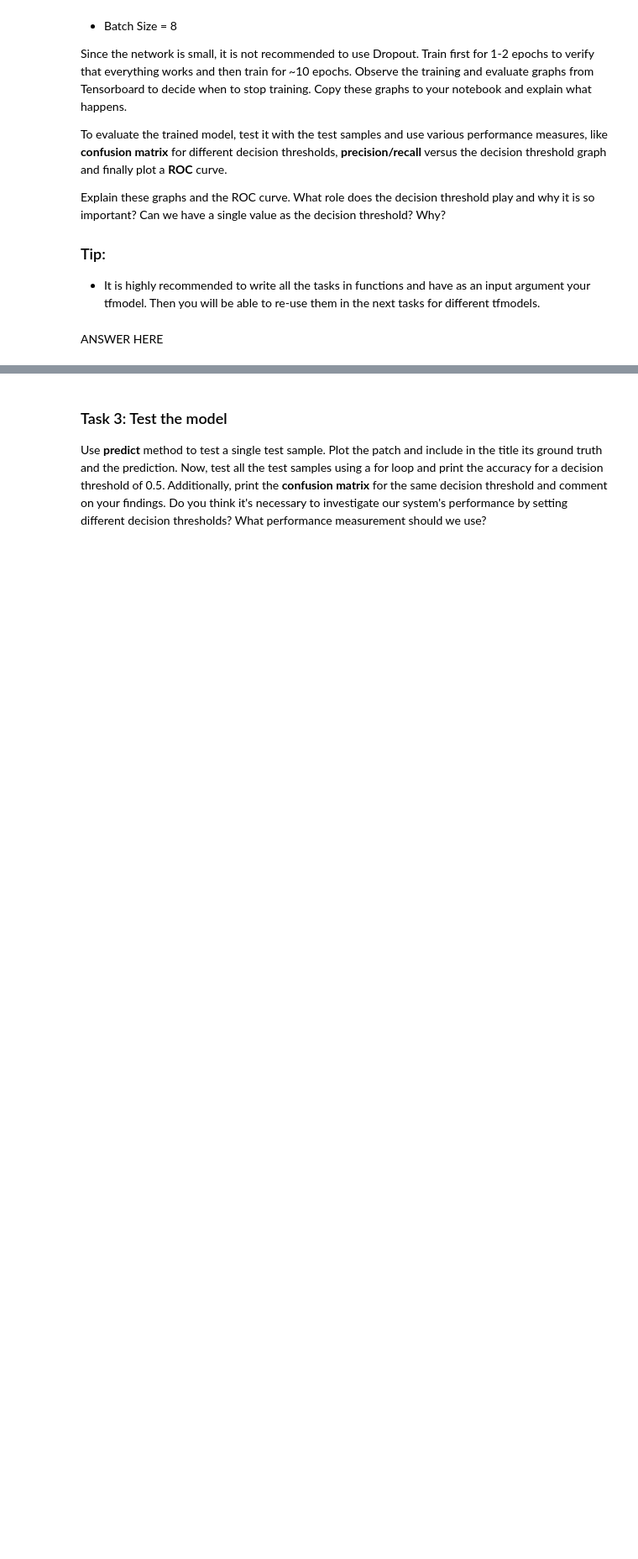
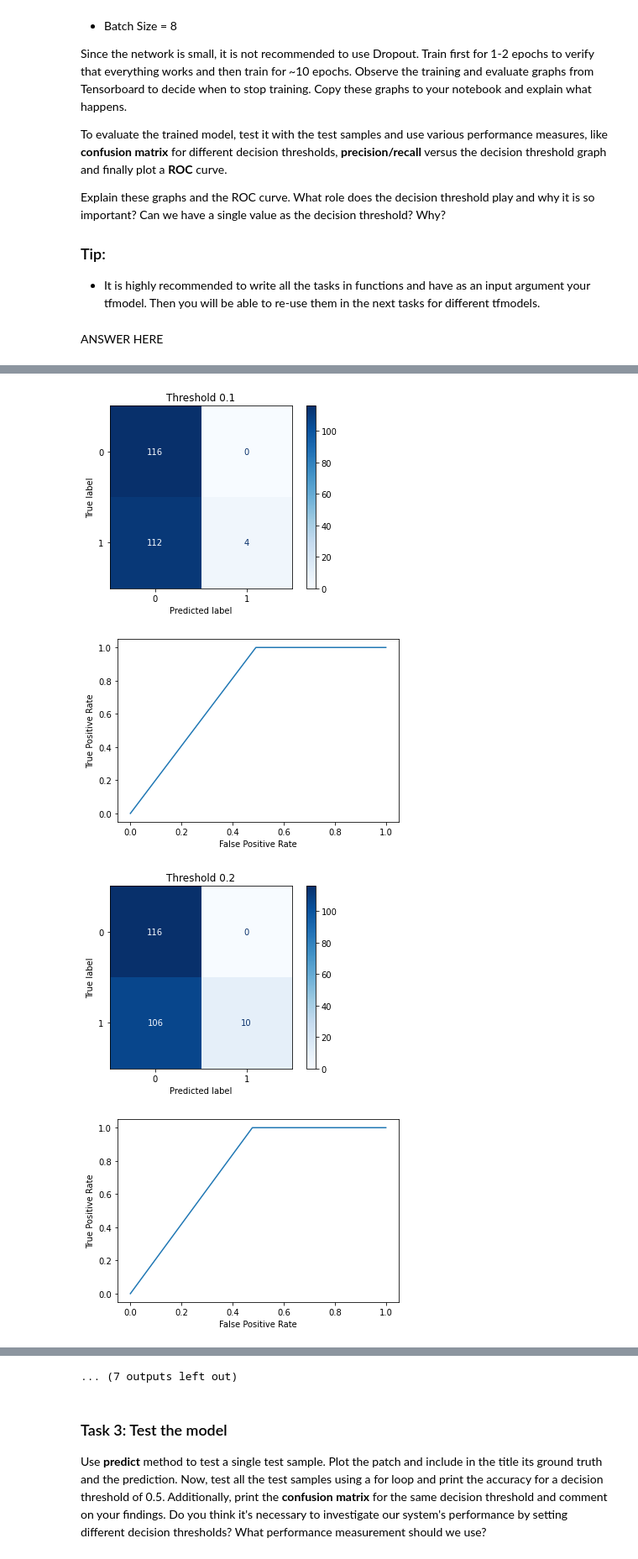
Before and after one commit to Aneruth/Clinical-Decision-Support-System, a Jupyter notebook: WPO5/WPO5.ipynb, the cells around one changed output, grey strips where cells are left out. Shown: that part at 84% size. Cells and saved outputs as stored; diff of their text form; code cells hidden in the pictures; blank space fills up the shorter version.

```diff
--- a/WPO5/WPO5.ipynb
+++ b/WPO5/WPO5.ipynb
@@ -239,0 +327,16 @@ ANSWER HERE
+# %%
+# Code for Part 2: Task 2
+tf.random.set_seed(11)
+model_fully_connected_single_layer = kf.Sequential([
+    kf.layers.Flatten(),
+    kf.layers.Dense(2,activation="softmax")
+])
+
+threshold=0.8
+log_dir = "logsAneruth"
+
+opt = tf.optimizers.Adam(learning_rate=0.0001)
+model_fully_connected_single_layer.compile(loss="categorical_crossentropy",optimizer=opt,metrics=["Accuracy","Precision","Recall"])
+tensorboard_callback = tf.keras.callbacks.TensorBoard(log_dir=log_dir, histogram_freq=1)
+model_fully_connected_single_layer.fit(X,train_labels, epochs=10, batch_size=8, verbose=1, callbacks=[tensorboard_callback],validation_data=(X_val,test_labels))
+model_fully_connected_single_layer.summary()
@@ -239,0 +365,48 @@ ANSWER HERE
+# %%
+def threshold_predictions(pred,y_true,threshold=0.5):
+    num_classes = 2
+    prediction_labels = []
+    test_labels_without_encoding = []
+    # converting probablistic predictions to one hot encoding
+    for i in range(0,len(pred)):
+        prediction_numpy = np.zeros(shape=(1,num_classes))
+        for label in range(0,num_classes):
+            if(pred[i][label]>=threshold):
+                prediction_numpy[0][label]=1
+        prediction_labels.append(np.argmax(prediction_numpy))
+        test_labels_without_encoding.append(np.argmax(y_true[i]))
+    return (test_labels_without_encoding,prediction_labels)
+
+predictions = model_fully_connected_single_layer.predict(X_val)
+
+threshold_array = [0.1,0.2,0.3,0.4,0.5,0.6,0.7,0.8,0.9]
+precision_array = []
+recall_array = []
+
+
+for i in range(0,len(threshold_array)):
+    y_true,y_pred = threshold_predictions(predictions,test_labels,threshold = threshold_array[i])
+    precision_array.append(precision_score(y_true,y_pred))
+    recall_array.append(recall_score(y_true,y_pred))
+    disp = ConfusionMatrixDisplay(confusion_matrix(y_true,y_pred))
+    disp.plot(cmap=plt.cm.Blues)
+    plt.title("Threshold "+str(threshold_array[i]))
+    plt.show()
+    # Plotting ROC Curve
+    # plt.title("ROC Curve")
+    fpr, tpr, _ = roc_curve(y_pred, y_true)
+    roc_display = RocCurveDisplay(fpr=fpr, tpr=tpr).plot()
+    plt.show()
+
+
+# Plotting precision and recall vs threshold
+plt.plot(threshold_array,precision_array,label="Precision")
+plt.plot(threshold_array,recall_array,label="Recall")
+plt.title("Precision-Recall by Threshold")
+plt.legend()
+plt.show()
+# %% [output]
+[figure, added]
+[figure, added]
+[figure, added]
+[figure, added]
@@ -240,3 +421,4 @@ ANSWER HERE
+... (7 outputs left out)
 # %% [markdown]
 ### Task 3: Test the model
 Use **predict** method to test a single test sample. Plot the patch and include in the title its ground truth and the prediction. Now, test all the test samples using a for loop and print the accuracy for a decision threshold of 0.5. Additionally, print the **confusion matrix** for the same decision threshold and comment on your findings. Do you think it's necessary to investigate our system's performance by setting different decision thresholds? What performance measurement should we use?
```
Also changed, not shown: parts of 39 cells of this notebook, 21 other files.
